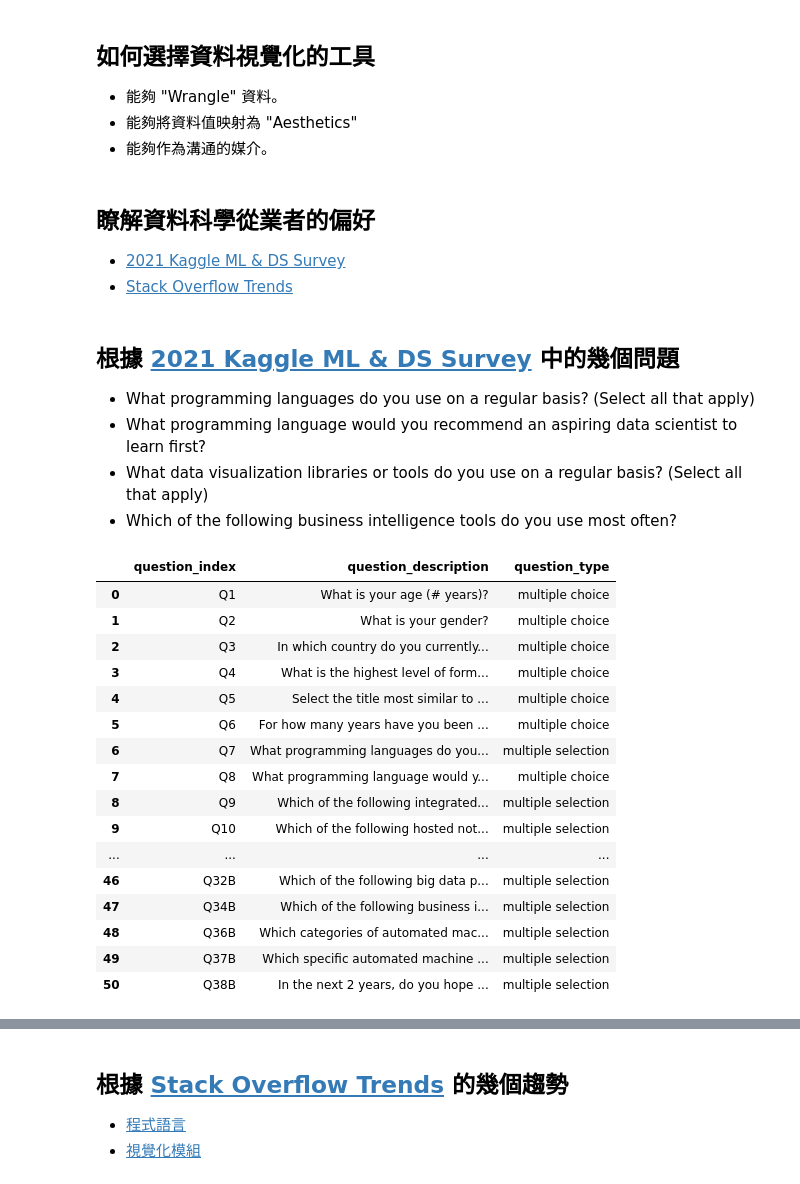
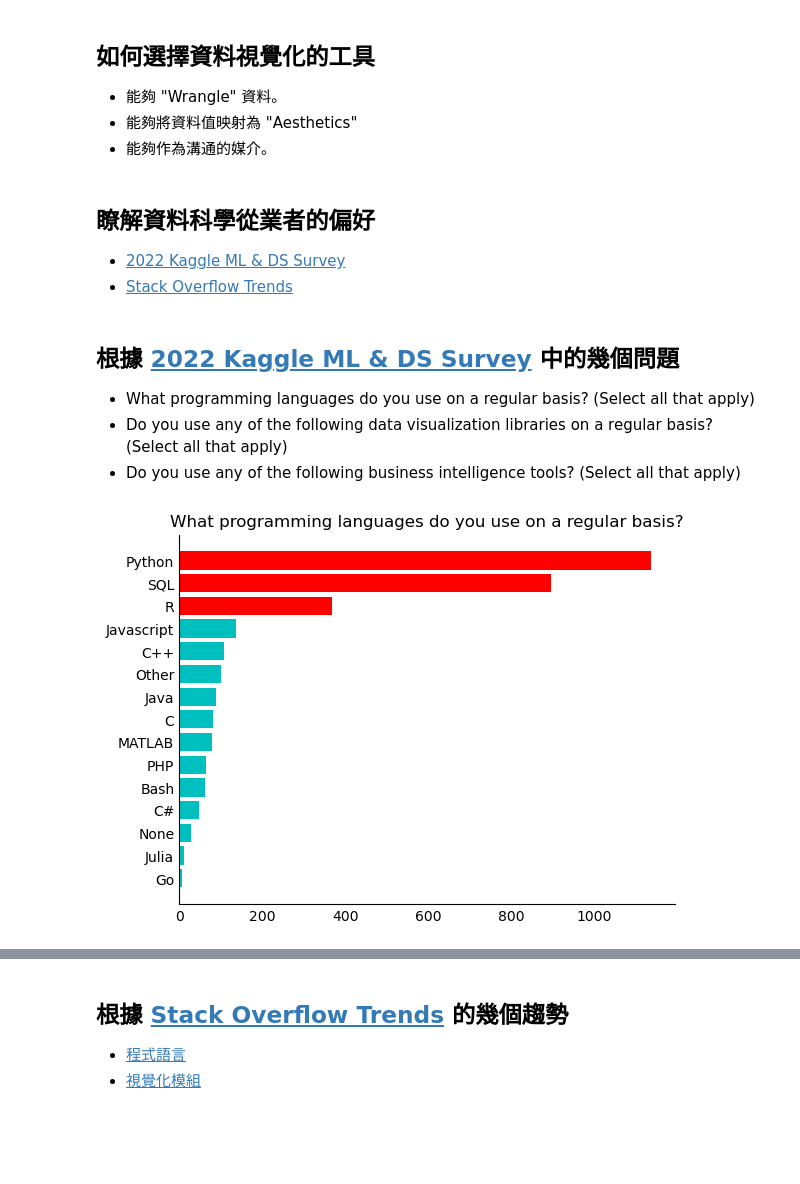
Before and after one commit to datainpoint/classroom-cht-python-for-data-visualization, a Jupyter notebook: 00-getting-started/lecture.ipynb, the cells around one changed output, grey strips where cells are left out. Saved outputs shown, nothing was run; the diff lists cells and outputs as text; code cells hidden in the pictures; blank space fills up the shorter version.

```diff
--- a/00-getting-started/lecture.ipynb
+++ b/00-getting-started/lecture.ipynb
@@ -246,37 +246,21 @@ plot_multiple_decision_boundary()
 # %% [markdown]
 ## 瞭解資料科學從業者的偏好
 
-- [2021 Kaggle ML & DS Survey](https://www.kaggle.com/c/kaggle-survey-2021)
+- [2022 Kaggle ML & DS Survey](https://www.kaggle.com/c/kaggle-survey-2022)
 - [Stack Overflow Trends](https://insights.stackoverflow.com/trends)
 # %% [markdown]
-## 根據 [2021 Kaggle ML & DS Survey](https://www.kaggle.com/c/kaggle-survey-2021) 中的幾個問題
+## 根據 [2022 Kaggle ML & DS Survey](https://www.kaggle.com/c/kaggle-survey-2022) 中的幾個問題
 
 - What programming languages do you use on a regular basis? (Select all that apply)
-- What programming language would you recommend an aspiring data scientist to learn first?
-- What data visualization libraries or tools do you use on a regular basis? (Select all that apply)
-- Which of the following business intelligence tools do you use most often?
+- Do you use any of the following data visualization libraries on a regular basis? (Select all that apply)
+- Do you use any of the following business intelligence tools? (Select all that apply)
 # %%
-import ks2021
+import ks2022
 
-csv_file = "https://kaggle-ml-ds-survey.s3.ap-northeast-1.amazonaws.com/kaggle-survey-2021/kaggle_survey_2021_responses.csv"
-ks = ks2021.KaggleSurvey2021(csv_file)
-ks.generate_question_table()
+csv_file = "https://kaggle-ml-ds-survey.s3.ap-northeast-1.amazonaws.com/kaggle-survey-2022/kaggle_survey_2022_responses.csv"
+ks = ks2022.KaggleSurvey2022(csv_file)
-# %% [output]
-|  | question_index | question_description | question_type |
-| 0 | Q1 | What is your age (# years)? | multiple choice |
-| 1 | Q2 | What is your gender? | multiple choice |
-| 2 | Q3 | In which country do you currently... | multiple choice |
-| 3 | Q4 | What is the highest level of form... | multiple choice |
-| 4 | Q5 | Select the title most similar to ... | multiple choice |
-| 5 | Q6 | For how many years have you been ... | multiple choice |
-| 6 | Q7 | What programming languages do you... | multiple selection |
-| 7 | Q8 | What programming language would y... | multiple choice |
-| 8 | Q9 | Which of the following integrated... | multiple selection |
-| 9 | Q10 | Which of the following hosted not... | multiple selection |
-| ... | ... | ... | ... |
-| 46 | Q32B | Which of the following big data p... | multiple selection |
-| 47 | Q34B | Which of the following business i... | multiple selection |
-| 48 | Q36B | Which categories of automated mac... | multiple selection |
-| 49 | Q37B | Which specific automated machine ... | multiple selection |
-| 50 | Q38B | In the next 2 years, do you hope ... | multiple selection |
+# %%
+ks.plot_survey_summary(question_index="Q12", n=3)
+# %% [output]
+[figure, added]
 # %%
```
Also changed, not shown: parts of 11 cells of this notebook, 6 other files.
